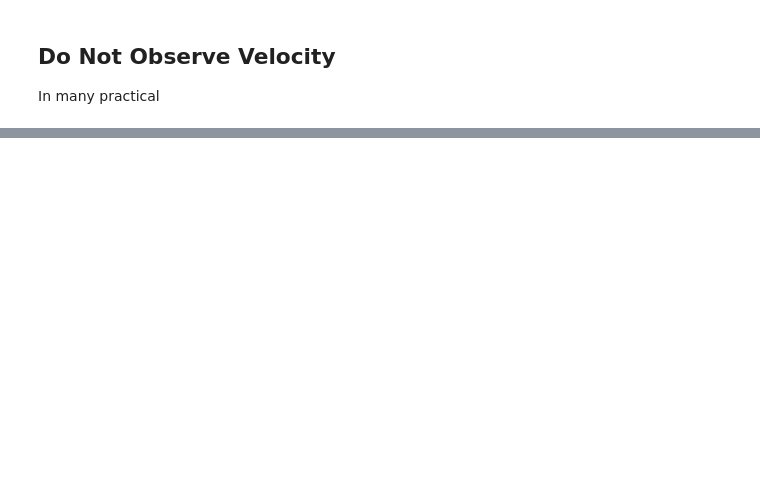
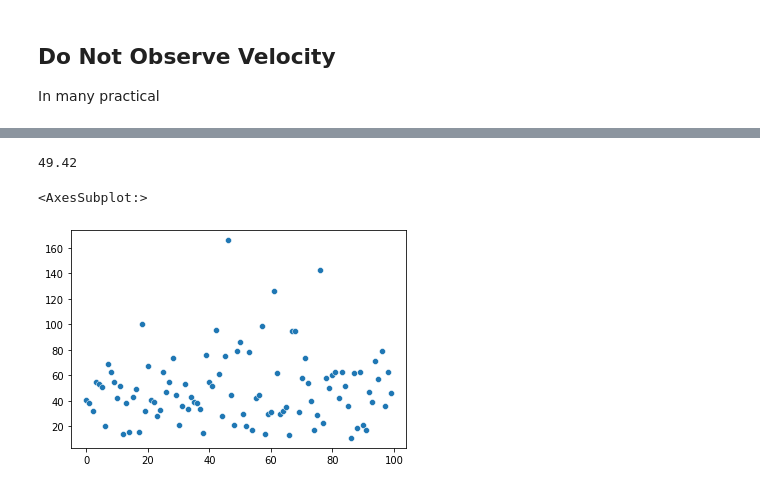
Before and after one commit to stefanbschneider/old-blog, a Jupyter notebook: _notebooks/2021-11-16-rl-self-attention.ipynb, the cells around one changed output, grey strips where cells are left out. Saved outputs shown, nothing was run; the diff lists cells and outputs as text; code cells hidden in the pictures; blank space fills up the shorter version.

```diff
--- a/_notebooks/2021-11-16-rl-self-attention.ipynb
+++ b/_notebooks/2021-11-16-rl-self-attention.ipynb
@@ -215,0 +253,15 @@ Number of trials: 1/1 (1 PENDING)
+# %%
+# check results
+results.default_metric = "episode_reward_mean"
+results.default_mode = "max"
+# print the mean episode reward = episode length --> higher = better
+results.best_result["episode_reward_mean"]
+# %% [output]
+49.42
+# %%
+eps_lengths = results.best_result["hist_stats"]["episode_lengths"]
+eps = [i for i in range(len(eps_lengths))]
+sns.scatterplot(eps, eps_lengths)
+# %% [output]
+<AxesSubplot:>
+[figure, added]
```
Also changed, not shown: parts of 4 cells of this notebook.
